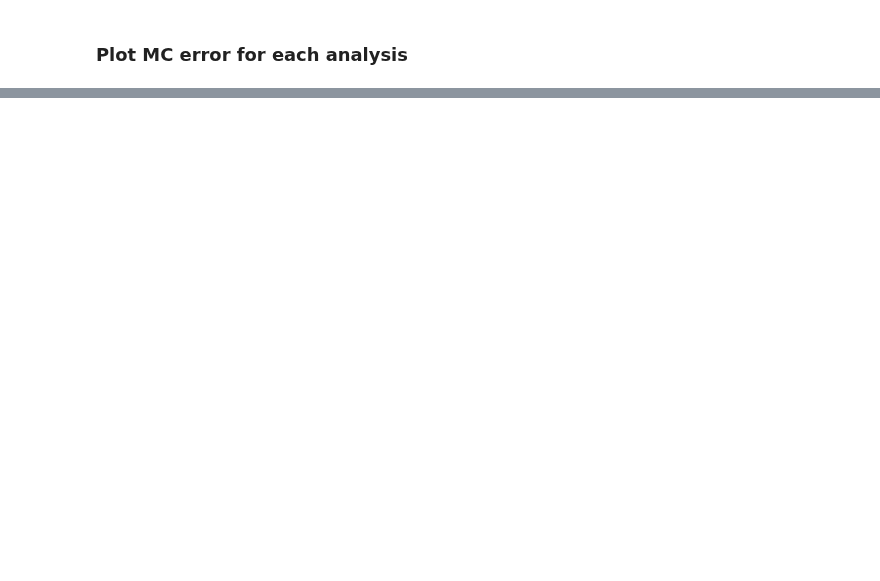
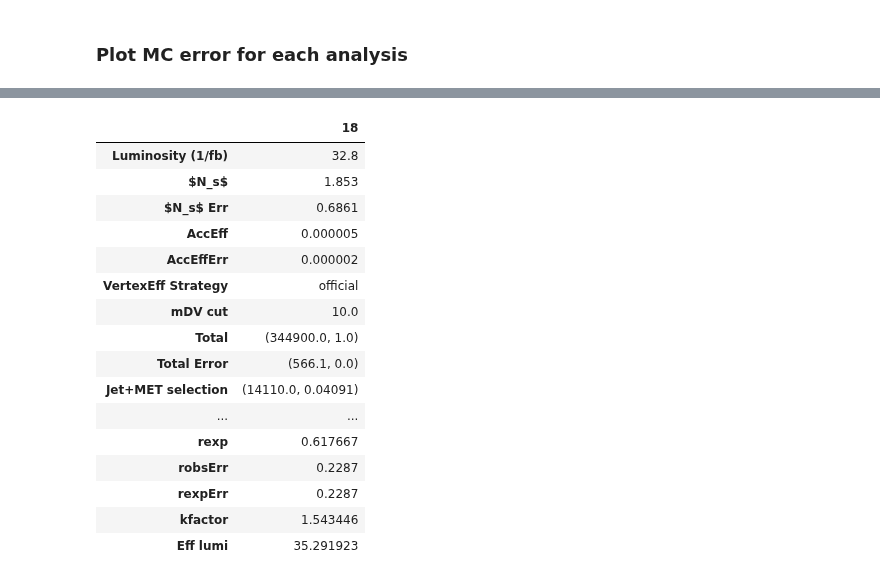
Before and after one commit to andlessa/LLP-CDFO, a Jupyter notebook: plotting/checkMCstats_ATLAS.ipynb, the cells around one changed output, grey strips where cells are left out. Saved outputs shown, nothing was run; the diff lists cells and outputs as text; code cells hidden in the pictures; blank space fills up the shorter version.

```diff
--- a/plotting/checkMCstats_ATLAS.ipynb
+++ b/plotting/checkMCstats_ATLAS.ipynb
@@ -303,0 +323,20 @@ len(recastData)
+# %%
+recastData[(recastData['mLSP'] <= 250.) & (recastData['mLSP'] >= 250.) & ((recastData['mLLP']-recastData['mLSP']) <= 24.) & ((recastData['mLLP']-recastData['mLSP']) >= 22.)].T
+# %% [output]
+|  | 18 |
+| Luminosity (1/fb) | 32.8 |
+| $N_s$ | 1.853 |
+| $N_s$ Err | 0.6861 |
+| AccEff | 0.000005 |
+| AccEffErr | 0.000002 |
+| VertexEff Strategy | official |
+| mDV cut | 10.0 |
+| Total | (344900.0, 1.0) |
+| Total Error | (566.1, 0.0) |
+| Jet+MET selection | (14110.0, 0.04091) |
+| ... | ... |
+| rexp | 0.617667 |
+| robsErr | 0.2287 |
+| rexpErr | 0.2287 |
+| kfactor | 1.543446 |
+| Eff lumi | 35.291923 |
```
Also changed, not shown: parts of 12 cells of this notebook, 3 other files.
